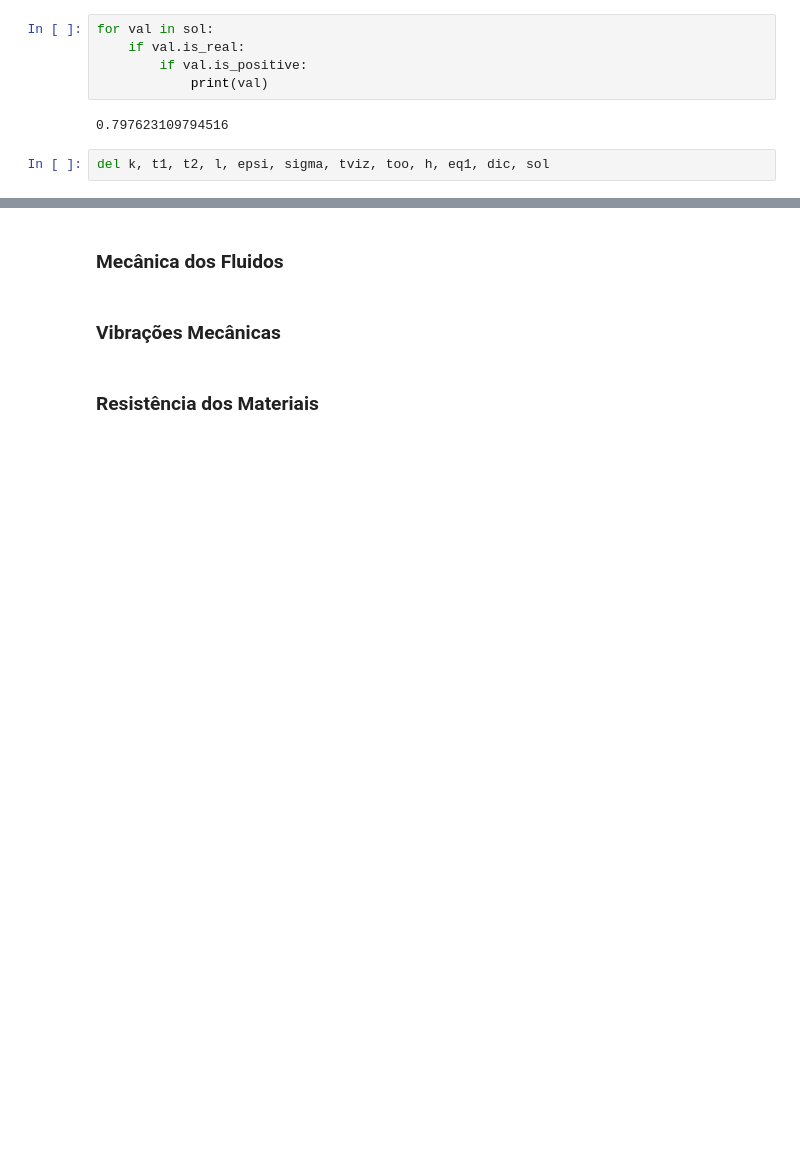
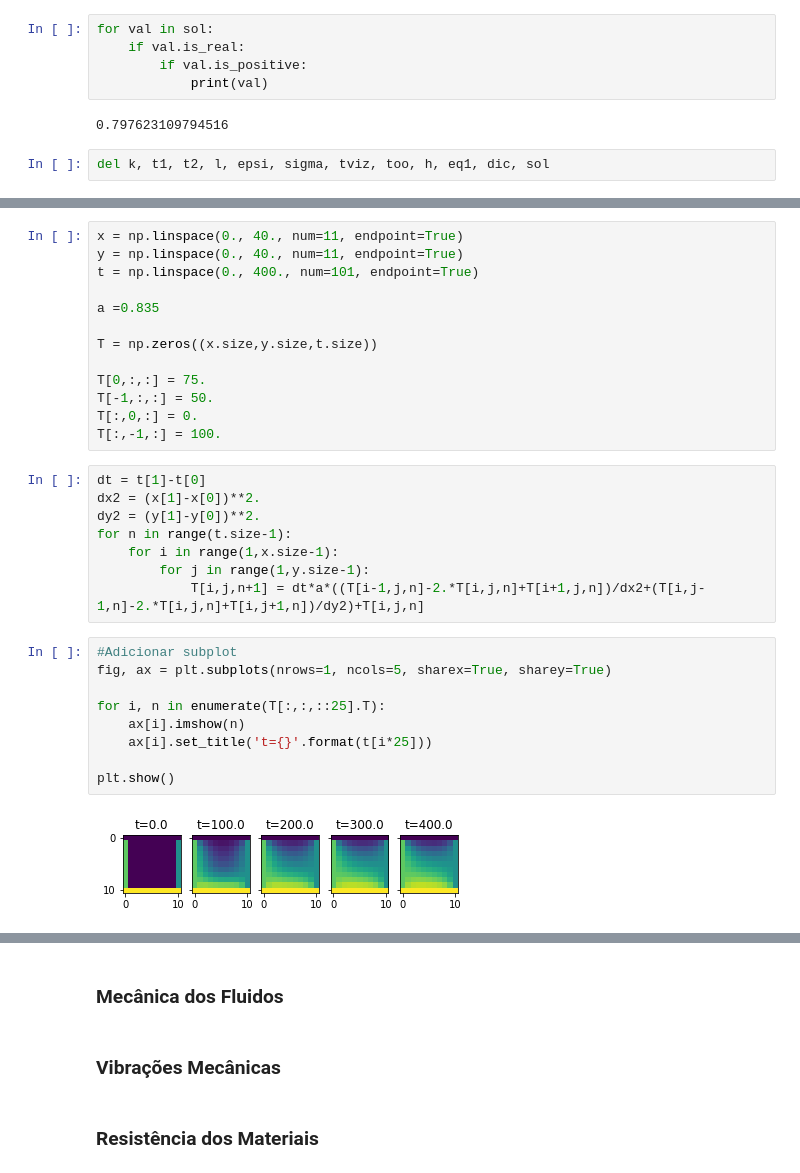
Before and after one commit to fschuch/JAEP-2019.py, a Jupyter notebook: Oficina.ipynb, the cells around one changed output, grey strips where cells are left out. Cells and saved outputs as stored; diff of their text form; blank space fills up the shorter version.

```diff
--- a/Oficina.ipynb
+++ b/Oficina.ipynb
@@ -360,0 +390,32 @@ del k, t1, t2, l, epsi, sigma, tviz, too, h, eq1, dic, sol
+# %%
+x = np.linspace(0., 40., num=11, endpoint=True)
+y = np.linspace(0., 40., num=11, endpoint=True)
+t = np.linspace(0., 400., num=101, endpoint=True)
+
+a =0.835
+
+T = np.zeros((x.size,y.size,t.size))
+
+T[0,:,:] = 75.
+T[-1,:,:] = 50.
+T[:,0,:] = 0.
+T[:,-1,:] = 100.
+# %%
+dt = t[1]-t[0]
+dx2 = (x[1]-x[0])**2.
+dy2 = (y[1]-y[0])**2.
+for n in range(t.size-1):
+    for i in range(1,x.size-1):
+        for j in range(1,y.size-1):
+            T[i,j,n+1] = dt*a*((T[i-1,j,n]-2.*T[i,j,n]+T[i+1,j,n])/dx2+(T[i,j-1,n]-2.*T[i,j,n]+T[i,j+1,n])/dy2)+T[i,j,n]
+# %%
+#Adicionar subplot
+fig, ax = plt.subplots(nrows=1, ncols=5, sharex=True, sharey=True)
+
+for i, n in enumerate(T[:,:,::25].T):
+    ax[i].imshow(n)
+    ax[i].set_title('t={}'.format(t[i*25]))
+
+plt.show()
+# %% [output]
+[figure, added]
```
Also changed, not shown: parts of 22 cells of this notebook, 2 other files.
